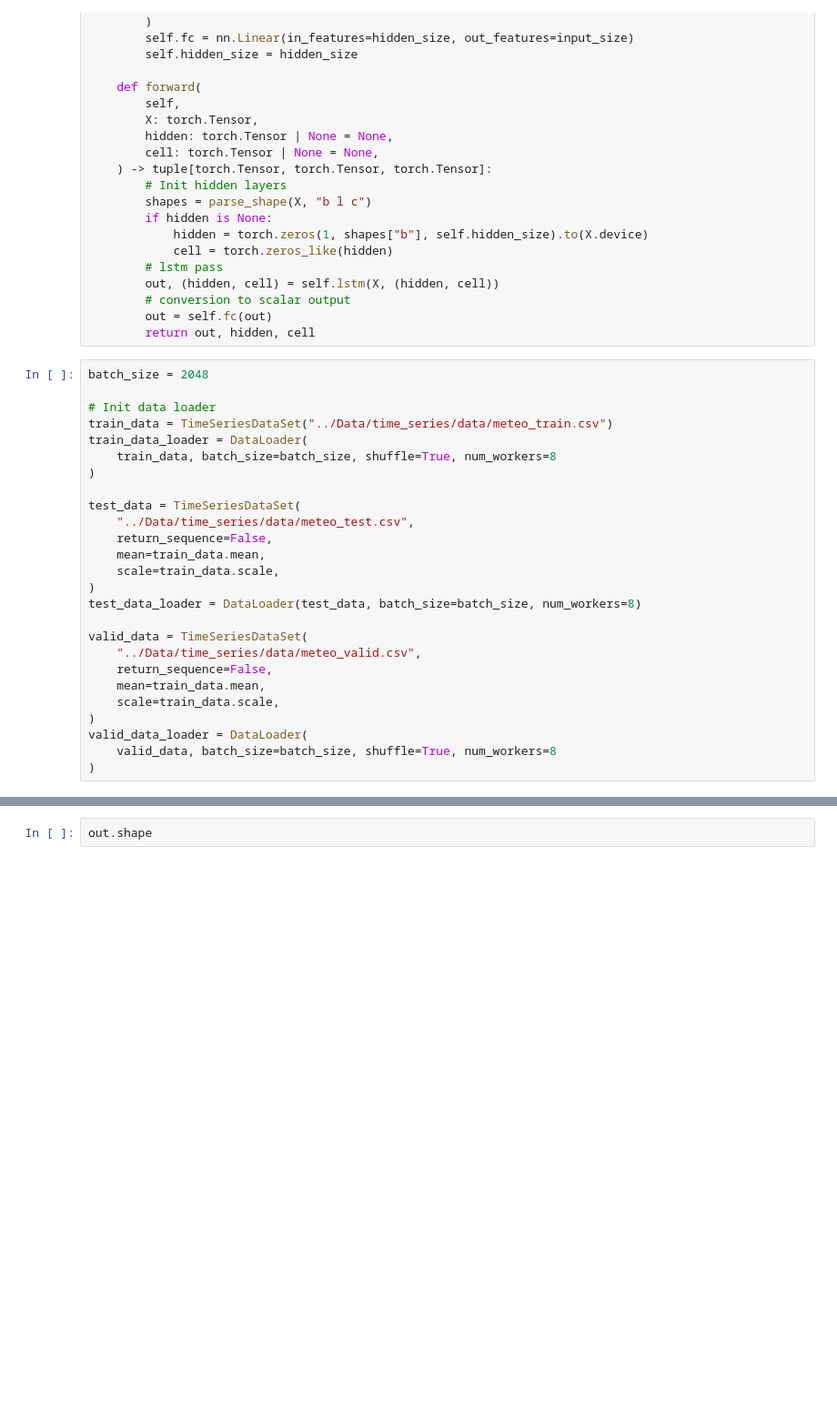
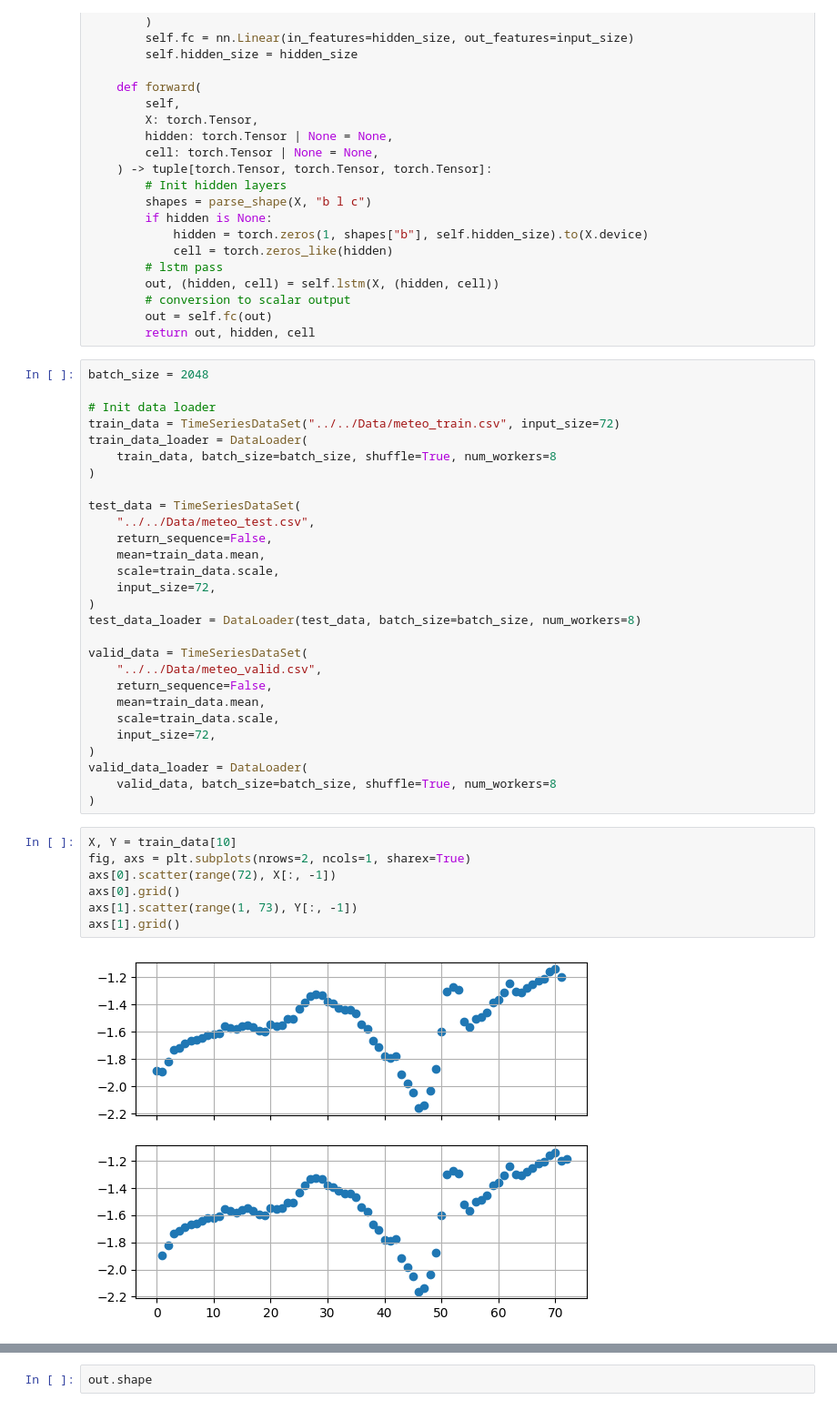
Before and after one commit to OiseauDesNuages/Apprentissage_Supervise_IATI_S9, a Jupyter notebook: Notebooks/SequenceNetworks/RNNTimeSeries.ipynb, the cells around one changed output, grey strips where cells are left out. Shown: that part at 91% size. Cells and saved outputs as stored; diff of their text form; blank space fills up the shorter version.

```diff
--- a/Notebooks/SequenceNetworks/RNNTimeSeries.ipynb
+++ b/Notebooks/SequenceNetworks/RNNTimeSeries.ipynb
@@ -96,26 +96,37 @@ class RNN(nn.Module):
 batch_size = 2048
 
 # Init data loader
-train_data = TimeSeriesDataSet("../Data/time_series/data/meteo_train.csv")
+train_data = TimeSeriesDataSet("../../Data/meteo_train.csv", input_size=72)
 train_data_loader = DataLoader(
     train_data, batch_size=batch_size, shuffle=True, num_workers=8
 )
 
 test_data = TimeSeriesDataSet(
-    "../Data/time_series/data/meteo_test.csv",
+    "../../Data/meteo_test.csv",
     return_sequence=False,
     mean=train_data.mean,
     scale=train_data.scale,
+    input_size=72,
 )
 test_data_loader = DataLoader(test_data, batch_size=batch_size, num_workers=8)
 
 valid_data = TimeSeriesDataSet(
-    "../Data/time_series/data/meteo_valid.csv",
+    "../../Data/meteo_valid.csv",
     return_sequence=False,
     mean=train_data.mean,
     scale=train_data.scale,
+    input_size=72,
 )
 valid_data_loader = DataLoader(
     valid_data, batch_size=batch_size, shuffle=True, num_workers=8
 )
+# %%
+X, Y = train_data[10]
+fig, axs = plt.subplots(nrows=2, ncols=1, sharex=True)
+axs[0].scatter(range(72), X[:, -1])
+axs[0].grid()
+axs[1].scatter(range(1, 73), Y[:, -1])
+axs[1].grid()
+# %% [output]
+[figure, added]
 # %%
```
Also changed, not shown: parts of 4 cells of this notebook, 1 other file.
